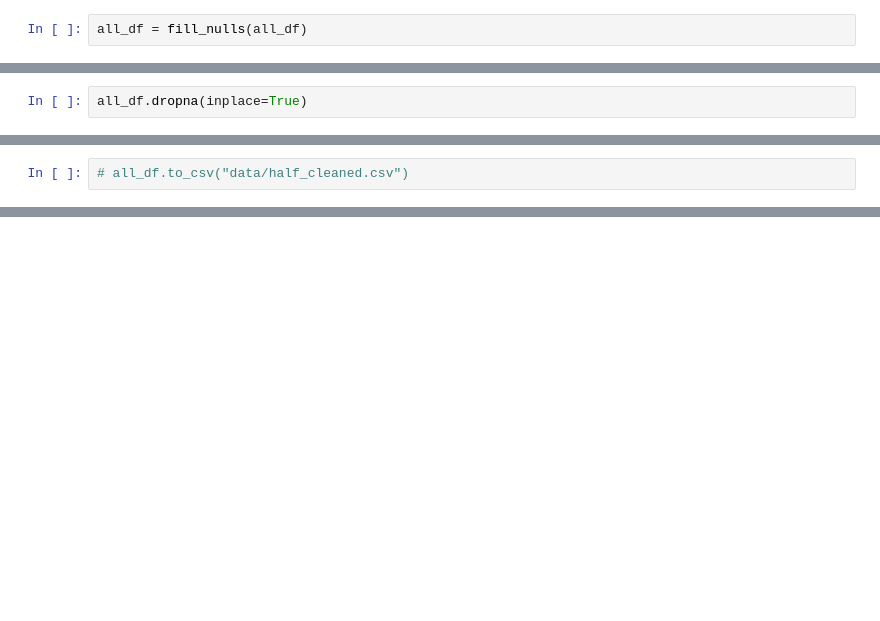
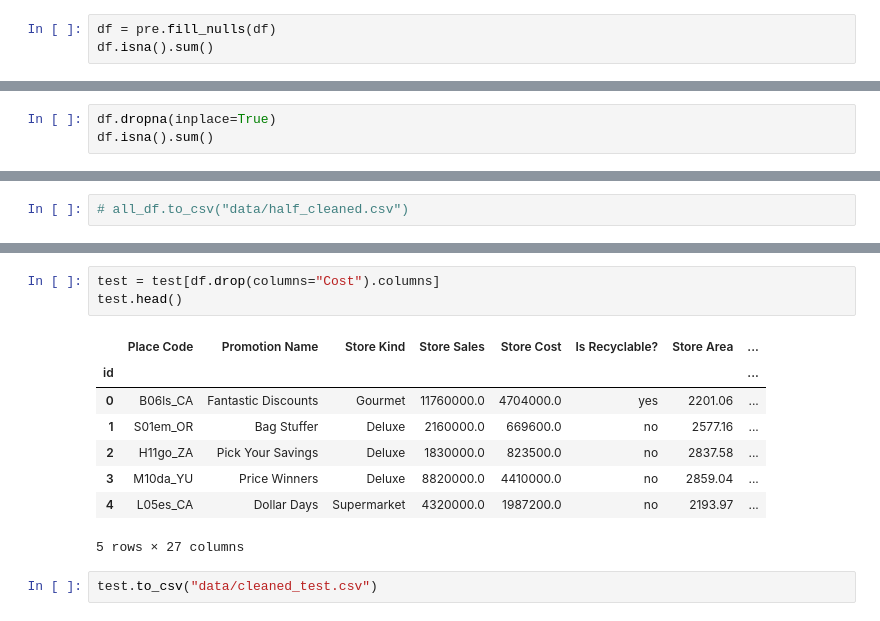
Before and after one commit to kershrita/Predicting-Market-Costs, a Jupyter notebook: data pre-processing.ipynb, the cells around one changed output, grey strips where cells are left out. Cells and saved outputs as stored; diff of their text form; blank space fills up the shorter version.

```diff
--- a/data pre-processing.ipynb
+++ b/data pre-processing.ipynb
@@ -548,2 +383,3 @@ def fill_nulls(df):
 # %%
-all_df = fill_nulls(all_df)
+df = pre.fill_nulls(df)
+df.isna().sum()
@@ -570,2 +404,3 @@ dtype: int64
 # %%
-all_df.dropna(inplace=True)
+df.dropna(inplace=True)
+df.isna().sum()
@@ -599,0 +535,14 @@ all_df.to_csv("data/cleaned_data.csv")
+# %%
+test = test[df.drop(columns="Cost").columns]
+test.head()
+# %% [output]
+|  | Place Code | Promotion Name | Store Kind | Store Sales | Store Cost | Is Recyclable? | Store Area | ... |
+| id |  |  |  |  |  |  |  | ... |
+| 0 | B06ls_CA | Fantastic Discounts | Gourmet | 11760000.0 | 4704000.0 | yes | 2201.06 | ... |
+| 1 | S01em_OR | Bag Stuffer | Deluxe | 2160000.0 | 669600.0 | no | 2577.16 | ... |
+| 2 | H11go_ZA | Pick Your Savings | Deluxe | 1830000.0 | 823500.0 | no | 2837.58 | ... |
+| 3 | M10da_YU | Price Winners | Deluxe | 8820000.0 | 4410000.0 | no | 2859.04 | ... |
+| 4 | L05es_CA | Dollar Days | Supermarket | 4320000.0 | 1987200.0 | no | 2193.97 | ... |
+5 rows × 27 columns
+# %%
+test.to_csv("data/cleaned_test.csv")
```
Also changed, not shown: parts of 39 cells of this notebook, 3 other files.
